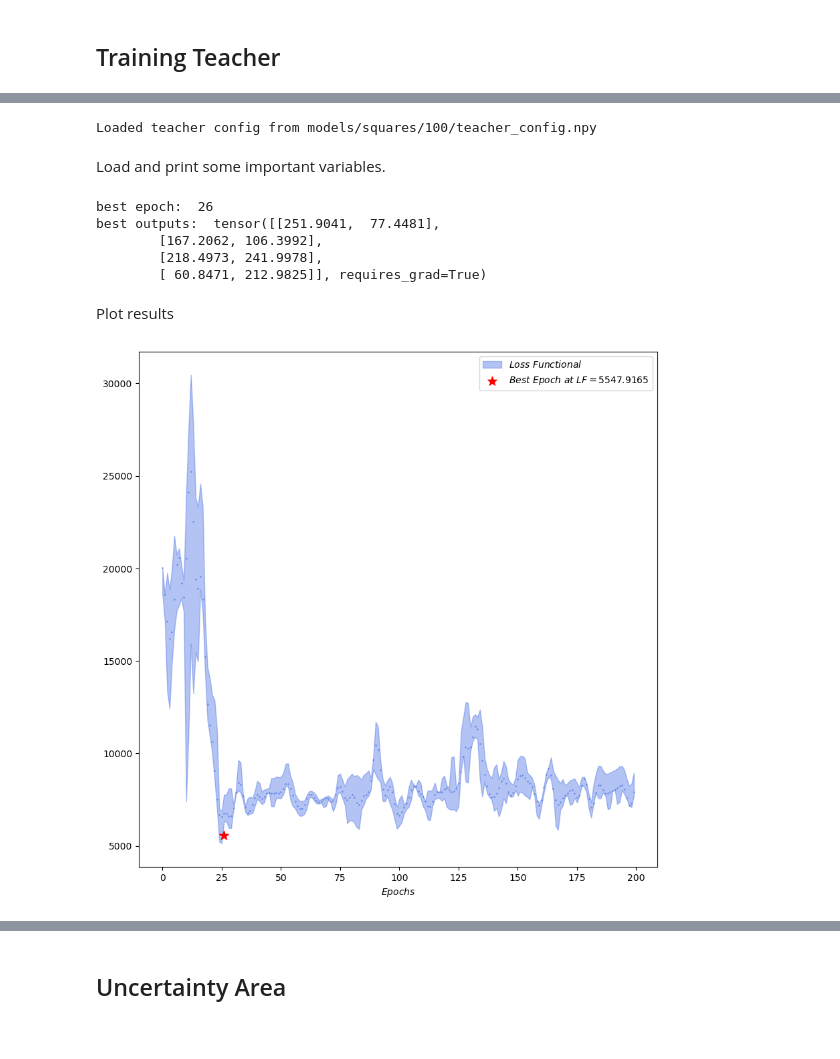
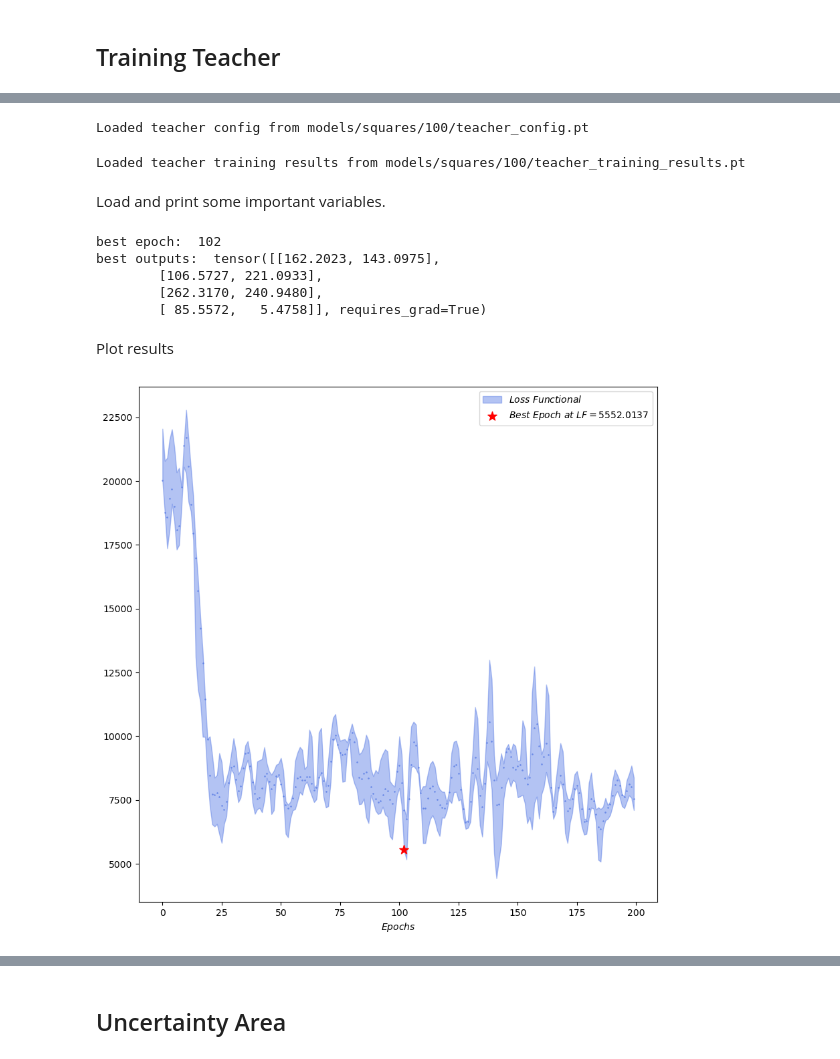
Before and after one commit to PRigas96/GeoCluster, a Jupyter notebook: 1stHierarchy_simple.ipynb, the cells around one changed output, grey strips where cells are left out. Cells and saved outputs as stored; diff of their text form; code cells hidden in the pictures.

```diff
--- a/1stHierarchy_simple.ipynb
+++ b/1stHierarchy_simple.ipynb
@@ -58,34 +74,42 @@ Saved teacher config to models/squares/100/teacher_config.npy
 # %%
-# Load model from configuration, i.e. a dictionary in .npy format (No need to train each time).
-results = np.load('./models/squares/100/teacher_config.npy', allow_pickle=True).item()
-print("Loaded teacher config from models/squares/100/teacher_config.npy")
+# Load model from configuration (no need to train each time).
+# WARNING: Training results in model object will be reset, run next cell to reload.
+from src.models import LVGEBM
+teacher = LVGEBM(4, 2, 400).to(device)
+teacher.load_state_dict(torch.load("models/squares/100/teacher_config.pt"))
+teacher.eval()
+print("Loaded teacher config from models/squares/100/teacher_config.pt")
 # %% [output]
-Loaded teacher config from models/squares/100/teacher_config.npy
+Loaded teacher config from models/squares/100/teacher_config.pt
+# %%
+# Load the training results (optional in general, necessary for following cells).
+results = np.load("models/squares/100/teacher_training_results.npy", allow_pickle=True)
+for name, value in results.item().items():
+    setattr(teacher, name, value)
+print("Loaded teacher training results from models/squares/100/teacher_training_results.pt")
+results = results.item()
+# %% [output]
+Loaded teacher training results from models/squares/100/teacher_training_results.pt
 # %% [markdown]
 Load and print some important variables.
 # %%
-model = results["best_model"]
-best_epoch = results["best_epoch"]
-best_outputs = results["best_outputs"]
-print("best epoch: ", best_epoch)
-print("best outputs: ", best_outputs)
-# print("costs: ", results["cost_array"])
+print("best epoch: ", teacher.best_epoch)
+print("best outputs: ", teacher.best_outputs)
+# print("costs: ", teacher.cost_array)
 # %% [output]
-best epoch:  26
-best outputs:  tensor([[251.9041,  77.4481],
-        [167.2062, 106.3992],
-        [218.4973, 241.9978],
-        [ 60.8471, 212.9825]], requires_grad=True)
+best epoch:  102
+best outputs:  tensor([[162.2023, 143.0975],
+        [106.5727, 221.0933],
+        [262.3170, 240.9480],
+        [ 85.5572,   5.4758]], requires_grad=True)
 # %% [markdown]
 Plot results
 # %%
 # Plot the Amplitude demodulation of the signal (costs array).
-from src.utils.plot_tools import plot_AM_dem, AM_dem
-
-signal = results["cost_array"]
-upper_signal, lower_signal, filtered_signal = AM_dem(signal, fc=0.4*len(signal), fs=2*len(signal))
-plot_AM_dem(upper_signal, lower_signal, filtered_signal, signal, best_epoch)
+signal = teacher.cost_array
+upper_signal, lower_signal, filtered_signal = pt.AM_dem(signal, fc=0.4*len(signal), fs=2*len(signal))
+pt.plot_AM_dem(upper_signal, lower_signal, filtered_signal, signal, teacher.best_epoch)
 # %% [output]
-[figure, old version]
+[figure, new version]
 # %%
 # Plot the best model with the best outputs.
```
Also changed, not shown: parts of 8 cells of this notebook, 3 other files.
